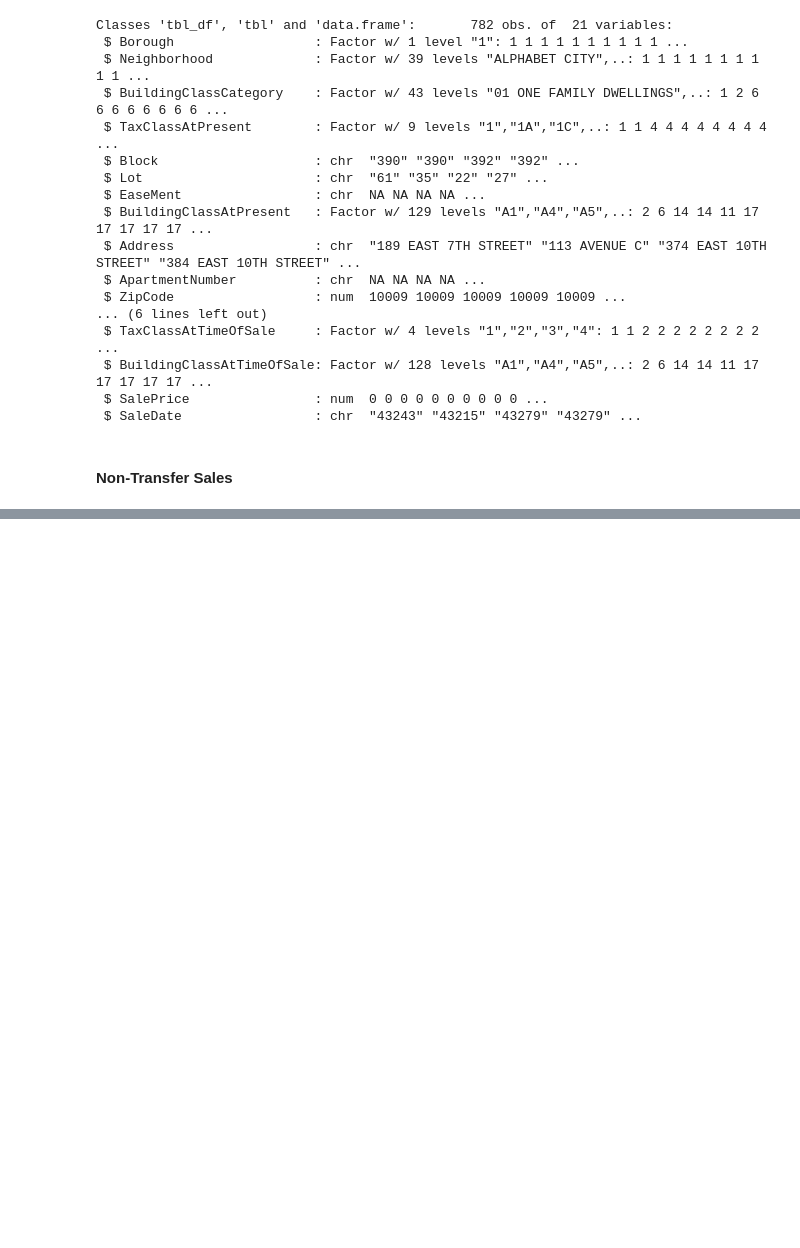
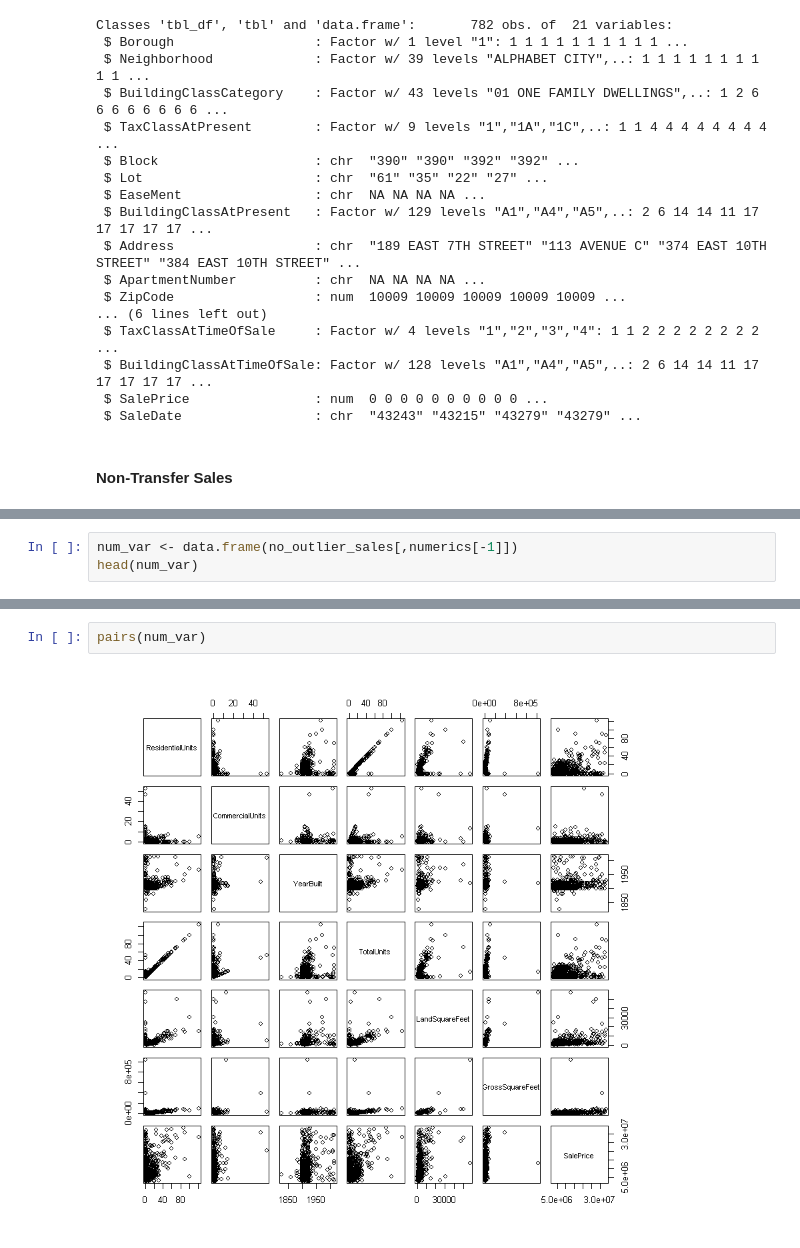
Before and after one commit to vknguyen1902/data-mining, a Jupyter notebook: Real Estates Manhattan.ipynb, the cells around one changed output, grey strips where cells are left out. Cells and saved outputs as stored; diff of their text form; blank space fills up the shorter version.

```diff
--- a/Real Estates Manhattan.ipynb
+++ b/Real Estates Manhattan.ipynb
@@ -218,0 +295,3 @@ summary(clean_sales[,-1])
+# %%
+num_var <- data.frame(no_outlier_sales[,numerics[-1]])
+head(num_var)
@@ -218,0 +306,4 @@ summary(clean_sales[,-1])
+# %%
+pairs(num_var)
+# %% [output]
+[figure, added]
```
Also changed, not shown: parts of 11 cells of this notebook.
